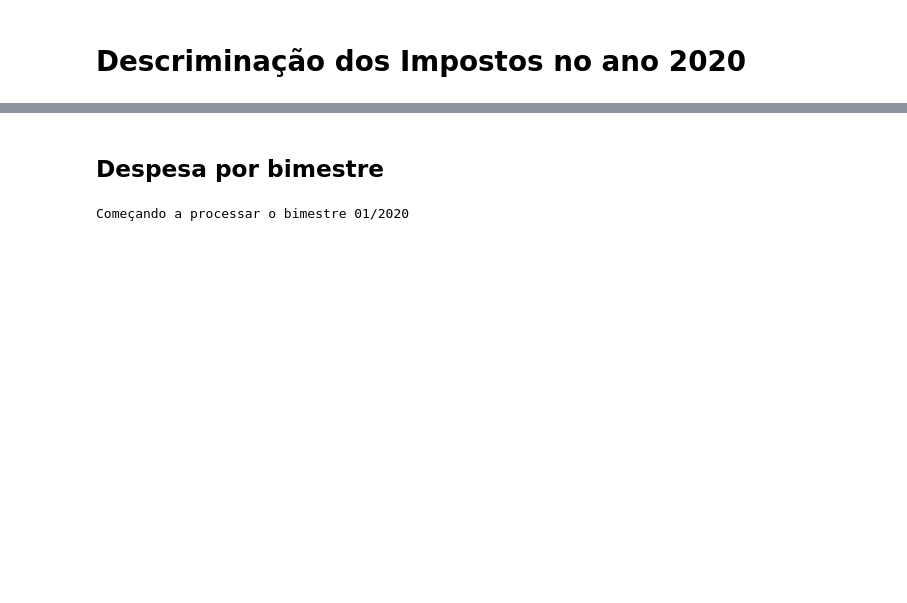
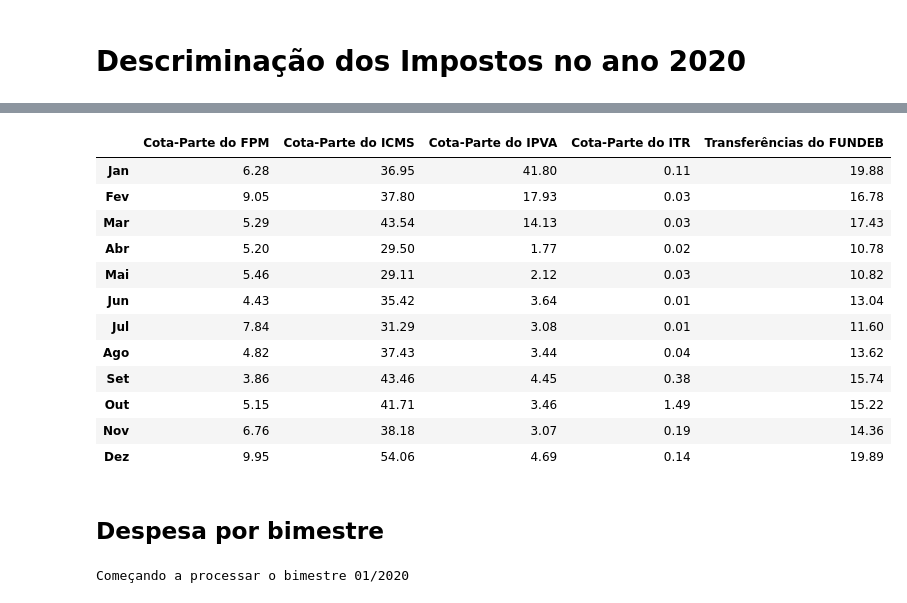
Before and after one commit to yanprada/platform-curiocidades, a Jupyter notebook: notebook/Cria as Tabelas.ipynb, the cells around one changed output, grey strips where cells are left out. Cells and saved outputs as stored; diff of their text form; code cells hidden in the pictures; blank space fills up the shorter version.

```diff
--- a/notebook/Cria as Tabelas.ipynb
+++ b/notebook/Cria as Tabelas.ipynb
@@ -20,6 +20,8 @@ import camelot
 import folium
 from folium import plugins
 import pathlib
+import shutil
+
 
 pd.options.display.float_format = '{:.2f}'.format
 home = Path.home()
@@ -34,6 +36,10 @@ path_download3 = Path(parent,"bases_brutas/{}/prefeitura/receitas/receita_bimest
 
 path_download4_1 = Path(parent,"bases/{}/receita_bimestres.csv".format(cidade))
 path_download4_2 = Path(parent,"bases/{}/receita_funcao.csv".format(cidade))
+path_download4_3 = Path(parent,"bases_brutas/{}/prefeitura/receitas/receita_impostos_temp.csv".format(cidade))
+path_download4_3_1 = Path(parent,"bases/{}/receita_impostos.csv".format(cidade))
+path_download4_3_2 = Path(parent,"bases/{}/receita_transf.csv".format(cidade))
+
 
 path_download5 =  Path(parent,"bases/{}/receita_ano_pct.csv".format(cidade))
 
@@ -576,3 +637,20 @@ imposto
+# %%
+trans=pd.read_csv(path_download4_3_2,index_col='Unnamed: 0')
+trans
+# %% [output]
+|  | Cota-Parte do FPM | Cota-Parte do ICMS | Cota-Parte do IPVA | Cota-Parte do ITR | Transferências do FUNDEB |
+| Jan | 6.28 | 36.95 | 41.80 | 0.11 | 19.88 |
+| Fev | 9.05 | 37.80 | 17.93 | 0.03 | 16.78 |
+| Mar | 5.29 | 43.54 | 14.13 | 0.03 | 17.43 |
+| Abr | 5.20 | 29.50 | 1.77 | 0.02 | 10.78 |
+| Mai | 5.46 | 29.11 | 2.12 | 0.03 | 10.82 |
+| Jun | 4.43 | 35.42 | 3.64 | 0.01 | 13.04 |
+| Jul | 7.84 | 31.29 | 3.08 | 0.01 | 11.60 |
+| Ago | 4.82 | 37.43 | 3.44 | 0.04 | 13.62 |
+| Set | 3.86 | 43.46 | 4.45 | 0.38 | 15.74 |
+| Out | 5.15 | 41.71 | 3.46 | 1.49 | 15.22 |
+| Nov | 6.76 | 38.18 | 3.07 | 0.19 | 14.36 |
+| Dez | 9.95 | 54.06 | 4.69 | 0.14 | 19.89 |
 # %% [markdown]
 ## Despesa por bimestre
 # %%
```
Also changed, not shown: parts of 24 cells of this notebook, 30 other files.
